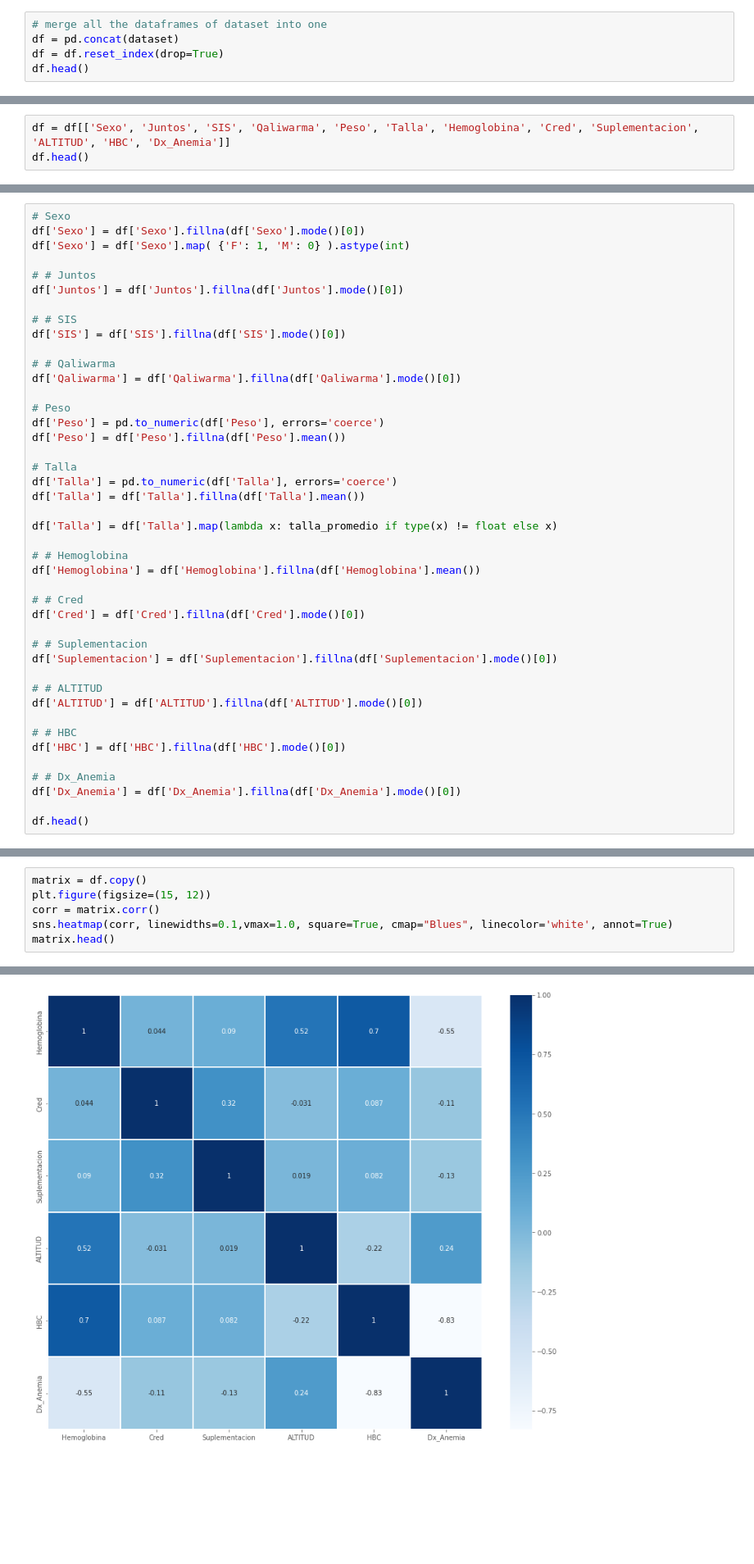
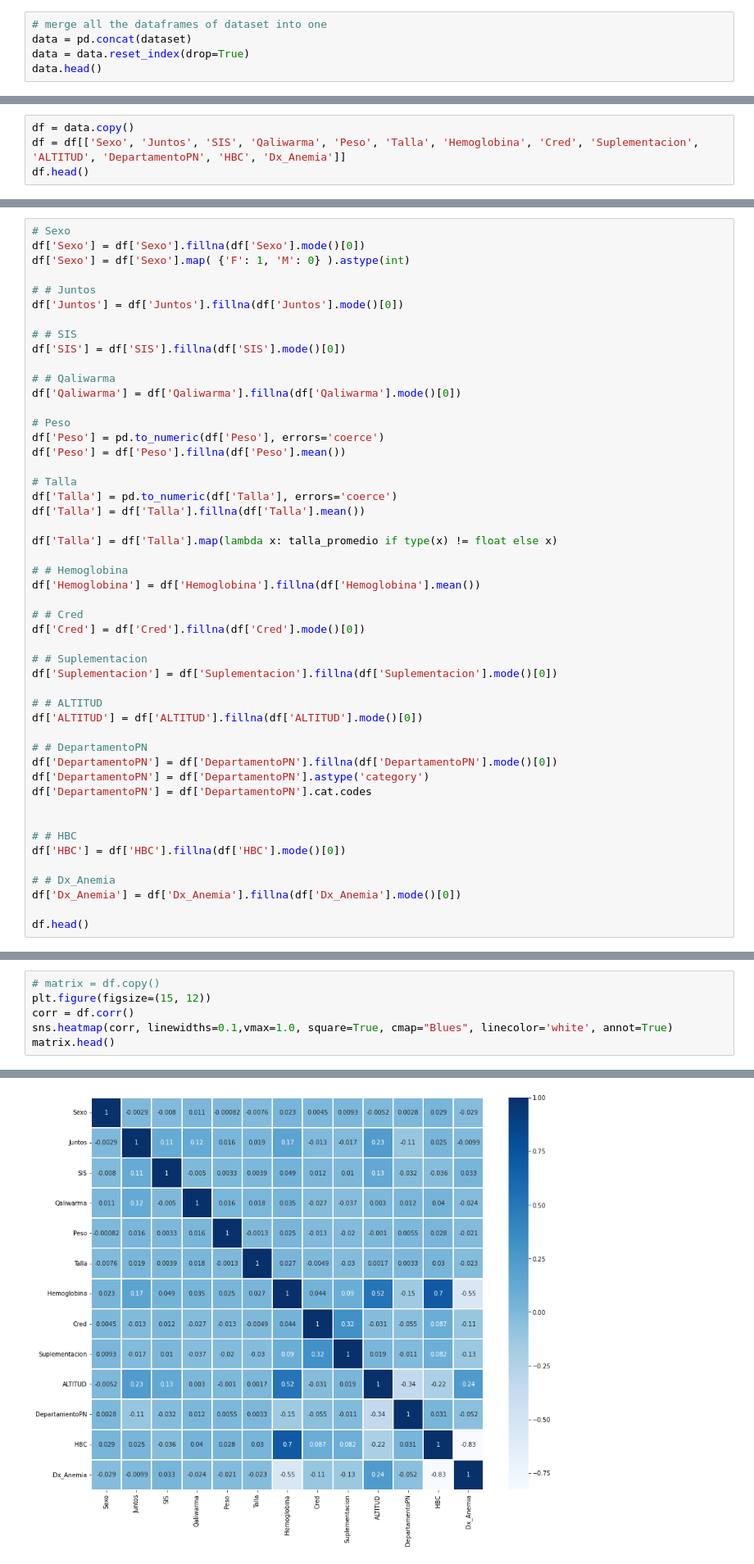
Before and after one commit to LuisSante/Anemia---Machine-Learning, a Jupyter notebook: IA_final.ipynb, the cells around one changed output, grey strips where cells are left out. Shown at 82% size. Drawn from its saved outputs; the diff is of its cells as text; blank space fills up the shorter version.

```diff
--- a/IA_final.ipynb
+++ b/IA_final.ipynb
@@ -29,9 +29,9 @@ for dep in departamentos:
     dataset.append(d)
 # %%
 # merge all the dataframes of dataset into one
-df = pd.concat(dataset)
-df = df.reset_index(drop=True)
-df.head()
+data = pd.concat(dataset)
+data = data.reset_index(drop=True)
+data.head()
 # %% [output]
 |  | ï»¿Diresa | Red | Microred | EESS | Renipress | FechaAtencion | Sexo | FechaNacimiento | EdadMeses | ... |
 | 0 | AMAZONAS | CONDORCANQUI | CANDUNGOS | I-1 - 00005186 - PAPAYACU | 5186 | 11/22/2019 | M | 5/22/2016 | 42 | ... |
@@ -54,7 +54,8 @@ Index(['ï»¿Diresa', 'Red', 'Microred', 'EESS', 'Renipress', 'FechaAtencion',
 # %% [markdown]
 # Preprocessing
 # %%
-df = df[['Sexo', 'Juntos', 'SIS', 'Qaliwarma', 'Peso', 'Talla', 'Hemoglobina', 'Cred', 'Suplementacion', 'ALTITUD', 'HBC', 'Dx_Anemia']]
+df = data.copy()
+df = df[['Sexo', 'Juntos', 'SIS', 'Qaliwarma', 'Peso', 'Talla', 'Hemoglobina', 'Cred', 'Suplementacion', 'ALTITUD', 'DepartamentoPN', 'HBC', 'Dx_Anemia']]
 df.head()
 # %% [output]
 |  | Sexo | Juntos | SIS | Qaliwarma | Peso | Talla | Hemoglobina | Cred | Suplementacion | ALTITUD | ... |
@@ -99,6 +100,12 @@ df['Suplementacion'] = df['Suplementacion'].fillna(df['Suplementacion'].mode()[0
 # # ALTITUD
 df['ALTITUD'] = df['ALTITUD'].fillna(df['ALTITUD'].mode()[0])
 
+# # DepartamentoPN
+df['DepartamentoPN'] = df['DepartamentoPN'].fillna(df['DepartamentoPN'].mode()[0])
+df['DepartamentoPN'] = df['DepartamentoPN'].astype('category')
+df['DepartamentoPN'] = df['DepartamentoPN'].cat.codes
+
+
 # # HBC
 df['HBC'] = df['HBC'].fillna(df['HBC'].mode()[0])
 
@@ -155,9 +157,9 @@ df.head()
 # %% [markdown]
 ### Matriz de Correlación
 # %%
-matrix = df.copy()
+# matrix = df.copy()
 plt.figure(figsize=(15, 12))
-corr = matrix.corr()
+corr = df.corr()
 sns.heatmap(corr, linewidths=0.1,vmax=1.0, square=True, cmap="Blues", linecolor='white', annot=True)
 matrix.head()
 # %% [output]
@@ -170,4 +172,4 @@ matrix.head()
-[figure, old version]
+[figure, new version]
 # %% [markdown]
 ### Eliminación de variables no relevantes
 # %%
```
Also changed, not shown: parts of 12 cells of this notebook.
